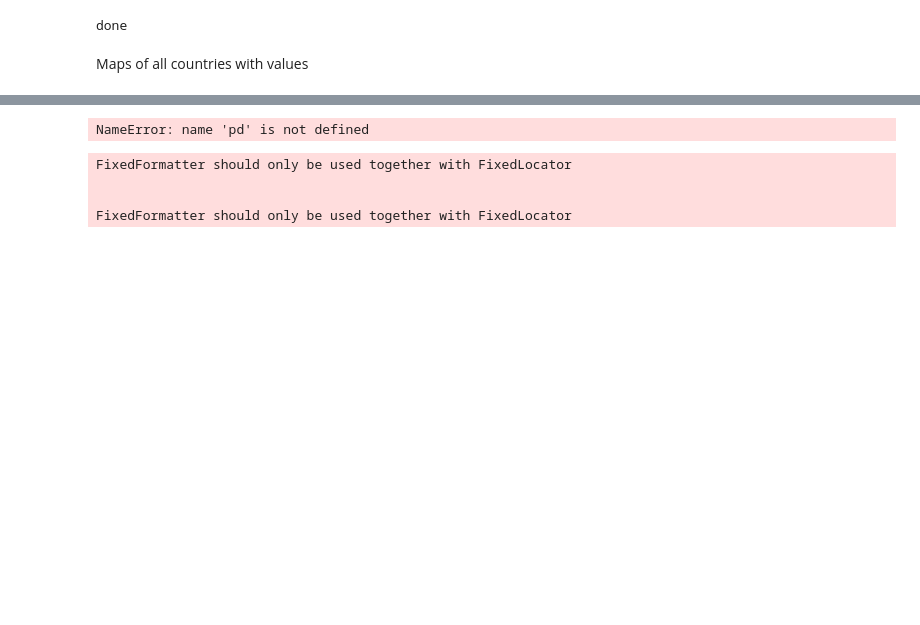
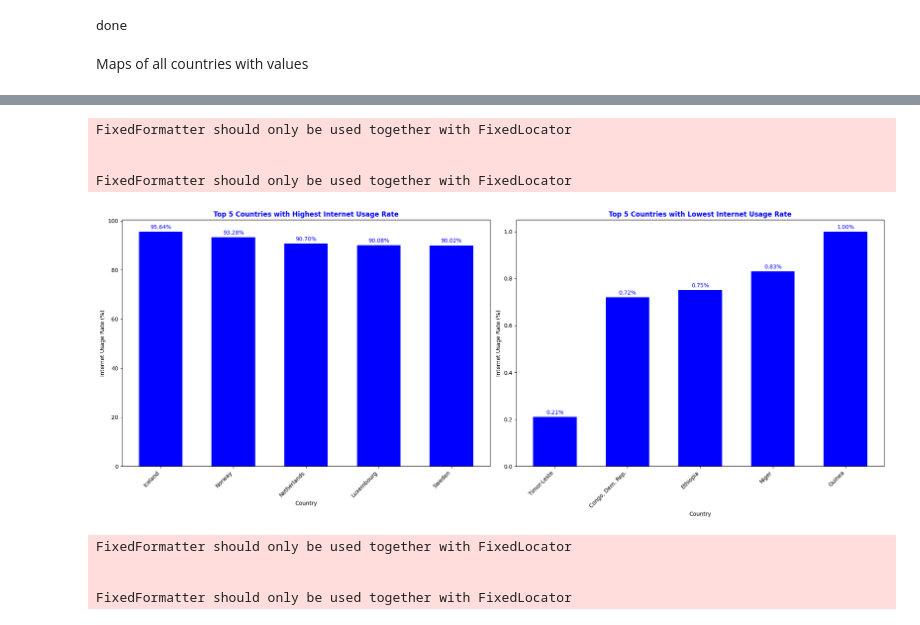
Before and after one commit to Rohaan-Adnan/me, a Jupyter notebook: assignment testing/basic_pandas testing.ipynb, the cells around one changed output, grey strips where cells are left out. Saved outputs shown, nothing was run; the diff lists cells and outputs as text; code cells hidden in the pictures; blank space fills up the shorter version.

```diff
--- a/assignment testing/basic_pandas testing.ipynb
+++ b/assignment testing/basic_pandas testing.ipynb
@@ -213,41 +217,45 @@ fig, axes = plt.subplots(1, 2, figsize=(20, 8))
 
 # Plot the first bar graph (Top 5 Countries with Highest Internet Usage Rate)
 bars_high_internet = axes[0].bar(sorted_df_high_internet['country'], sorted_df_high_internet['internetuserate'],
-                                colour='#0077be', width=0.6)  # Increase the width for spacing
+                                color='blue', width=0.6)
 
 # Add labels and title to the first plot
 axes[0].set_xlabel('Country')
 axes[0].set_ylabel('Internet Usage Rate (%)')
-axes[0].set_title('Top 5 Countries with Highest Internet Usage Rate', fontweight='bold', u='#0077be')
+axes[0].set_title('Top 5 Countries with Highest Internet Usage Rate', fontweight='bold', color='blue')
 axes[0].set_xticklabels(sorted_df_high_internet['country'], rotation=45, ha='right')
 
 # Add percentage sign symbol and value above each bar in the first plot
 for bar in bars_high_internet:
     height = bar.get_height()
     axes[0].annotate(f'{height:.2f}%', xy=(bar.get_x() + bar.get_width() / 2, height),
-                    xytext=(0, 3), textcoords="offset points", ha='center', va='bottom', u='#0077be')
+                    xytext=(0, 3), textcoords="offset points", ha='center', va='bottom', color='blue')
 
 # Plot the second bar graph (Top 5 Countries with Lowest Internet Usage Rate)
 bars_low_internet = axes[1].bar(sorted_df_low_internet['country'], sorted_df_low_internet['internetuserate'],
-                                u='#0077be', width=0.6)  # Increase the width for spacing
+                            color='blue', width=0.6)
 
 # Add labels and title to the second plot
 axes[1].set_xlabel('Country')
 axes[1].set_ylabel('Internet Usage Rate (%)')
-axes[1].set_title('Top 5 Countries with Lowest Internet Usage Rate', fontweight='bold', u='#0077be')
+axes[1].set_title('Top 5 Countries with Lowest Internet Usage Rate', fontweight='bold', color='blue')
 axes[1].set_xticklabels(sorted_df_low_internet['country'], rotation=45, ha='right')
 
 # Add percentage sign symbol and value above each bar in the second plot
 for bar in bars_low_internet:
     height = bar.get_height()
     axes[1].annotate(f'{height:.2f}%', xy=(bar.get_x() + bar.get_width() / 2, height),
-                     xytext=(0, 3), textcoords="offset points", ha='center', va='bottom', u='#0077be')
+                    xytext=(0, 3), textcoords="offset points", ha='center', va='bottom', color='blue')
 
 # Adjust layout and display the plots
 plt.tight_layout()
 plt.show()
 # %% [output]
-NameError: name 'pd' is not defined
+FixedFormatter should only be used together with FixedLocator
+
+
+FixedFormatter should only be used together with FixedLocator
+[figure, added]
 # %%
 
 # Read the data from CSV
```
Also changed, not shown: parts of 1 cell of this notebook.
